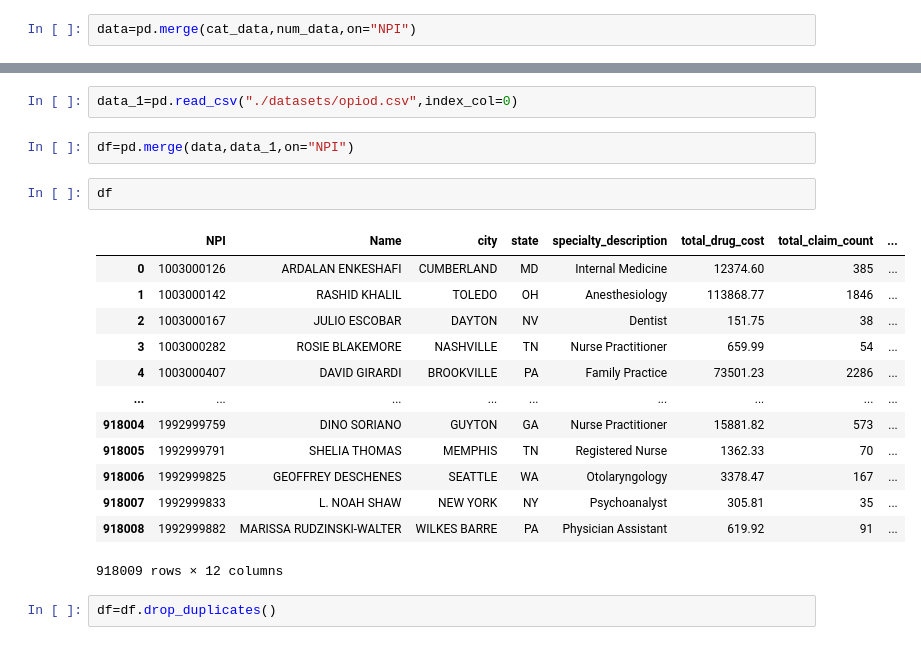
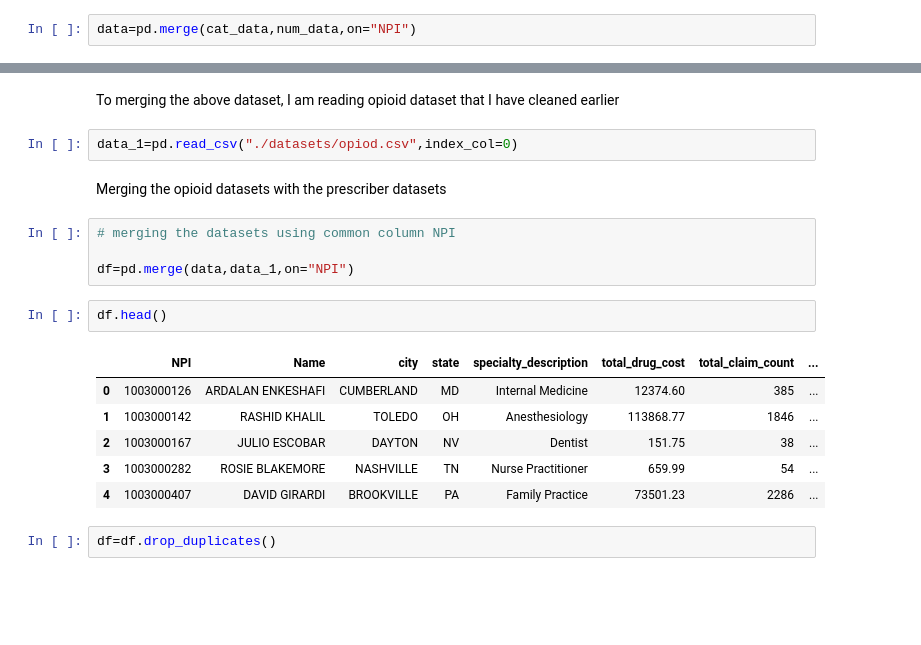
Before and after one commit to Umangi0705/GA-DSI-Medicare-fraud-detection-, a Jupyter notebook: final_data.ipynb, the cells around one changed output, grey strips where cells are left out. Drawn from its saved outputs; the diff is of its cells as text; blank space fills up the shorter version.

```diff
--- a/final_data.ipynb
+++ b/final_data.ipynb
@@ -279,22 +229,21 @@ sns.distplot(specialty)
+# %% [markdown]
+To merging the above dataset, I am reading opioid dataset that I have cleaned earlier
 # %%
 data_1=pd.read_csv("./datasets/opiod.csv",index_col=0)
+# %% [markdown]
+Merging the opioid datasets with the prescriber datasets
 # %%
+# merging the datasets using common column NPI
+
 df=pd.merge(data,data_1,on="NPI")
 # %%
-df
+df.head()
 # %% [output]
 |  | NPI | Name | city | state | specialty_description | total_drug_cost | total_claim_count | ... |
 | 0 | 1003000126 | ARDALAN ENKESHAFI | CUMBERLAND | MD | Internal Medicine | 12374.60 | 385 | ... |
 | 1 | 1003000142 | RASHID KHALIL | TOLEDO | OH | Anesthesiology | 113868.77 | 1846 | ... |
 | 2 | 1003000167 | JULIO ESCOBAR | DAYTON | NV | Dentist | 151.75 | 38 | ... |
 | 3 | 1003000282 | ROSIE BLAKEMORE | NASHVILLE | TN | Nurse Practitioner | 659.99 | 54 | ... |
 | 4 | 1003000407 | DAVID GIRARDI | BROOKVILLE | PA | Family Practice | 73501.23 | 2286 | ... |
-| ... | ... | ... | ... | ... | ... | ... | ... | ... |
-| 918004 | 1992999759 | DINO SORIANO | GUYTON | GA | Nurse Practitioner | 15881.82 | 573 | ... |
-| 918005 | 1992999791 | SHELIA THOMAS | MEMPHIS | TN | Registered Nurse | 1362.33 | 70 | ... |
-| 918006 | 1992999825 | GEOFFREY DESCHENES | SEATTLE | WA | Otolaryngology | 3378.47 | 167 | ... |
-| 918007 | 1992999833 | L. NOAH SHAW | NEW YORK | NY | Psychoanalyst | 305.81 | 35 | ... |
-| 918008 | 1992999882 | MARISSA RUDZINSKI-WALTER | WILKES BARRE | PA | Physician Assistant | 619.92 | 91 | ... |
-918009 rows × 12 columns
 # %%
 df=df.drop_duplicates()
```
Also changed, not shown: parts of 47 cells of this notebook, 9 other files.
